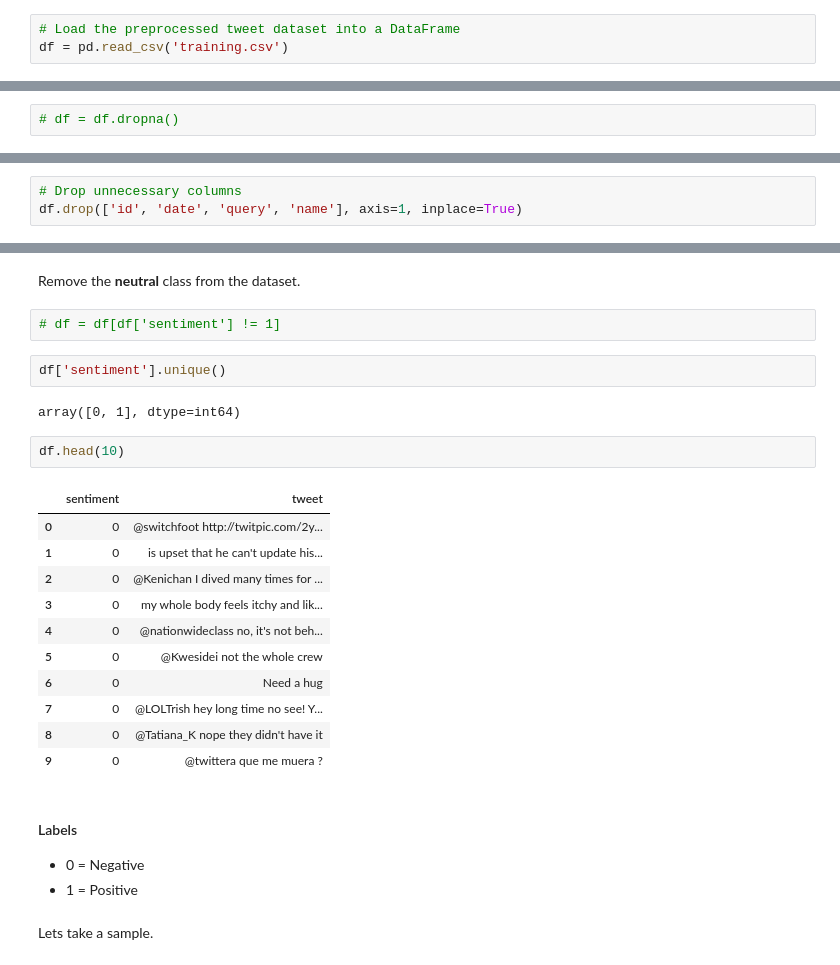
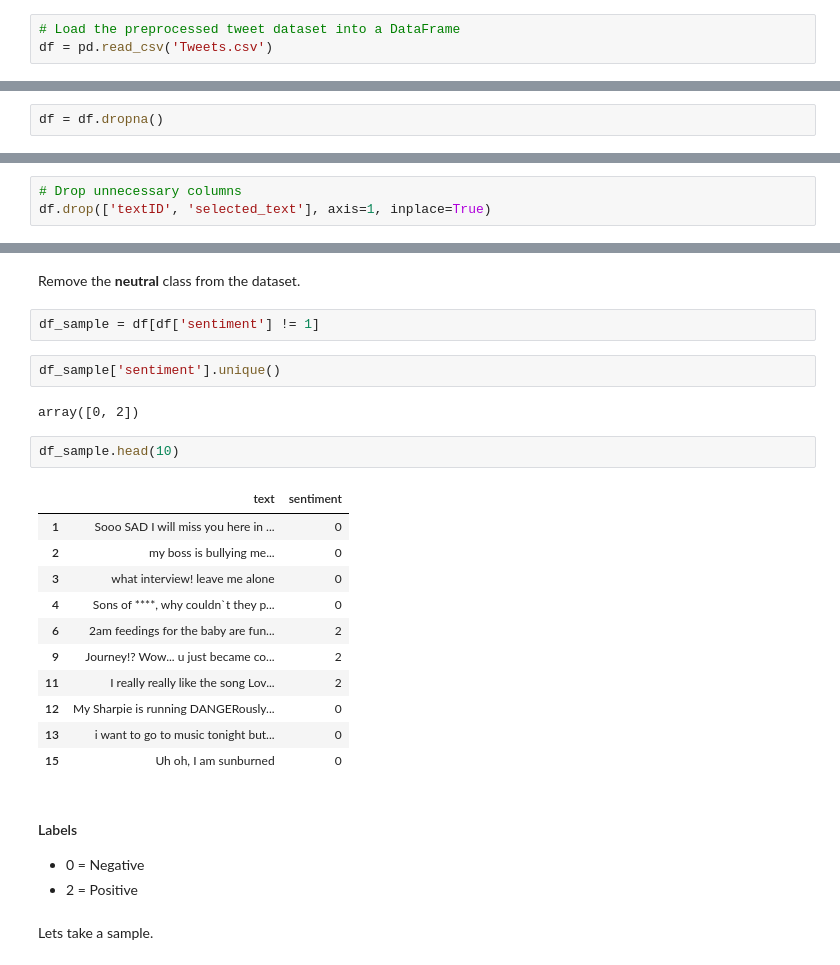
Before and after one commit to kmedri/sentiment_analyser, a Jupyter notebook: multinomialnb_kevin_medri.ipynb, the cells around one changed output, grey strips where cells are left out. Saved outputs shown, nothing was run; the diff lists cells and outputs as text.

```diff
--- a/multinomialnb_kevin_medri.ipynb
+++ b/multinomialnb_kevin_medri.ipynb
@@ -73,7 +70,7 @@ os.getcwd()
 'c:\\Users\\kmedr\\My Drive\\Projects\\sentiment_analyser'
 # %%
 # Load the preprocessed tweet dataset into a DataFrame
-df = pd.read_csv('training.csv')
+df = pd.read_csv('Tweets.csv')
 # %%
 df.head()
 # %% [output]
@@ -105,7 +100,7 @@ dtype: int64
 # %% [markdown]
 #### Remove Missing Values
 # %%
-# df = df.dropna()
+df = df.dropna()
 # %%
 # Check data types
 df.info()
@@ -127,7 +120,7 @@ memory usage: 73.2+ MB
 #### Remove Unwanted Columns
 # %%
 # Drop unnecessary columns
-df.drop(['id', 'date', 'query', 'name'], axis=1, inplace=True)
+df.drop(['textID', 'selected_text'], axis=1, inplace=True)
 # %%
 df.head(10)
 # %% [output]
@@ -156,29 +149,29 @@ df['sentiment'] = label_encoder.fit_transform(df['sentiment'])
 # %% [markdown]
 Remove the **neutral** class from the dataset.
 # %%
-# df = df[df['sentiment'] != 1]
+df_sample = df[df['sentiment'] != 1]
 # %%
-df['sentiment'].unique()
+df_sample['sentiment'].unique()
 # %% [output]
-array([0, 1], dtype=int64)
+array([0, 2])
 # %%
-df.head(10)
+df_sample.head(10)
 # %% [output]
-|  | sentiment | tweet |
-| 0 | 0 | @switchfoot http://twitpic.com/2y... |
-| 1 | 0 | is upset that he can't update his... |
-| 2 | 0 | @Kenichan I dived many times for ... |
-| 3 | 0 | my whole body feels itchy and lik... |
-| 4 | 0 | @nationwideclass no, it's not beh... |
-| 5 | 0 | @Kwesidei not the whole crew |
-| 6 | 0 | Need a hug |
-| 7 | 0 | @LOLTrish hey long time no see! Y... |
-| 8 | 0 | @Tatiana_K nope they didn't have it |
-| 9 | 0 | @twittera que me muera ? |
+|  | text | sentiment |
+| 1 | Sooo SAD I will miss you here in ... | 0 |
+| 2 | my boss is bullying me... | 0 |
+| 3 | what interview! leave me alone | 0 |
+| 4 | Sons of ****, why couldn`t they p... | 0 |
+| 6 | 2am feedings for the baby are fun... | 2 |
+| 9 | Journey!? Wow... u just became co... | 2 |
+| 11 | I really really like the song Lov... | 2 |
+| 12 | My Sharpie is running DANGERously... | 0 |
+| 13 | i want to go to music tonight but... | 0 |
+| 15 | Uh oh, I am sunburned | 0 |
 # %% [markdown]
 #### Labels
 - 0 = Negative
-- 1 = Positive
+- 2 = Positive
 # %% [markdown]
 Lets take a sample.
 # %%
```
Also changed, not shown: parts of 18 cells of this notebook, 3 other files.
